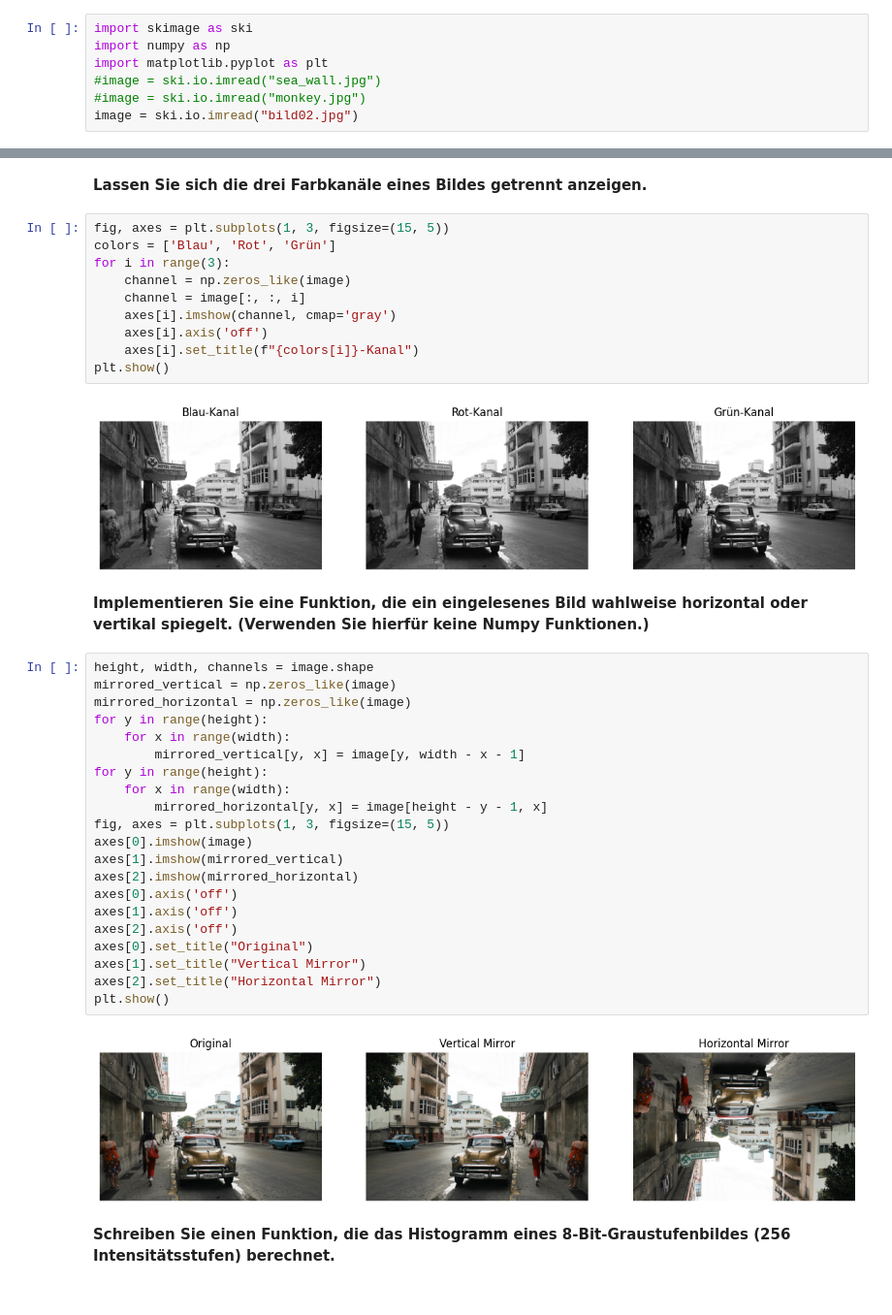
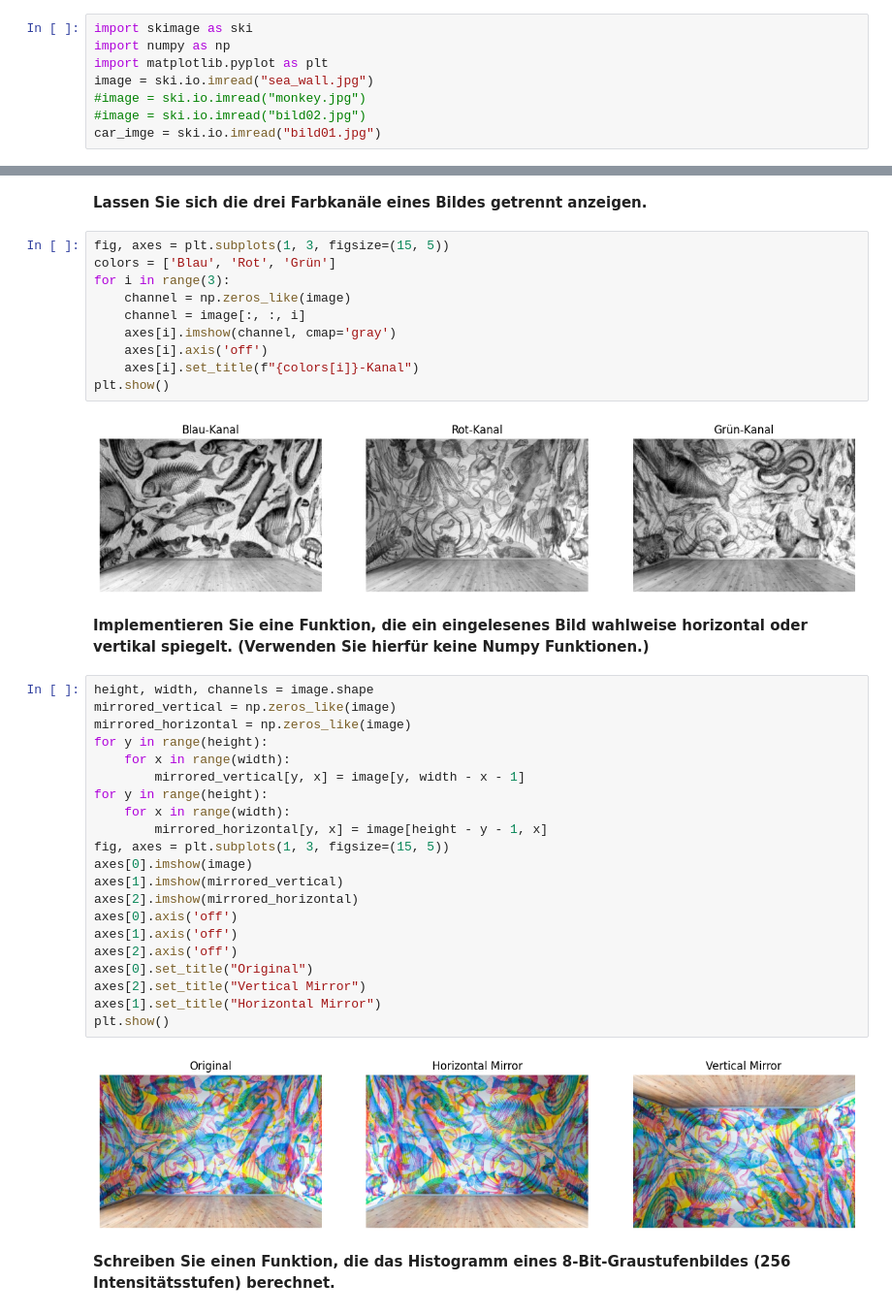
Before and after one commit to moglerdev/2dcv, a Jupyter notebook: 1.Aufgabe/aufgabe1.ipynb, the cells around one changed output, grey strips where cells are left out. Shown at 97% size. Drawn from its saved outputs; the diff is of its cells as text.

```diff
--- a/1.Aufgabe/aufgabe1.ipynb
+++ b/1.Aufgabe/aufgabe1.ipynb
@@ -2,9 +2,10 @@
 import skimage as ski
 import numpy as np
 import matplotlib.pyplot as plt
-#image = ski.io.imread("sea_wall.jpg")
+image = ski.io.imread("sea_wall.jpg")
 #image = ski.io.imread("monkey.jpg")
-image = ski.io.imread("bild02.jpg")
+#image = ski.io.imread("bild02.jpg")
+car_imge = ski.io.imread("bild01.jpg")
 # %% [markdown]
 **Lesen Sie ein Bild mit Hilfe von scikit-image ein und lassen Sie sich das Bild anzeigen**
 # %%
@@ -34,33 +35,33 @@ for i in range(3):
     axes[i].set_title(f"{colors[i]}-Kanal")
 plt.show()
 # %% [output]
-[figure, old version]
+[figure, new version]
 # %% [markdown]
 **Implementieren Sie eine Funktion, die ein eingelesenes Bild wahlweise horizontal oder
 vertikal spiegelt. (Verwenden Sie hierfür keine Numpy Funktionen.)**
 # %%
 height, width, channels = image.shape
 mirrored_vertical = np.zeros_like(image)
 mirrored_horizontal = np.zeros_like(image)
 for y in range(height):
     for x in range(width):
         mirrored_vertical[y, x] = image[y, width - x - 1]
 for y in range(height):
     for x in range(width):
         mirrored_horizontal[y, x] = image[height - y - 1, x]
 fig, axes = plt.subplots(1, 3, figsize=(15, 5))
 axes[0].imshow(image)
 axes[1].imshow(mirrored_vertical)
 axes[2].imshow(mirrored_horizontal)
 axes[0].axis('off')
 axes[1].axis('off')
 axes[2].axis('off')
 axes[0].set_title("Original")
-axes[1].set_title("Vertical Mirror")
-axes[2].set_title("Horizontal Mirror")
+axes[2].set_title("Vertical Mirror")
+axes[1].set_title("Horizontal Mirror")
 plt.show()
 # %% [output]
-[figure, old version]
+[figure, new version]
 # %% [markdown]
 **Schreiben Sie einen Funktion, die das Histogramm eines 8-Bit-Graustufenbildes (256
 Intensitätsstufen) berechnet.**
```
Also changed, not shown: parts of 5 cells of this notebook.
